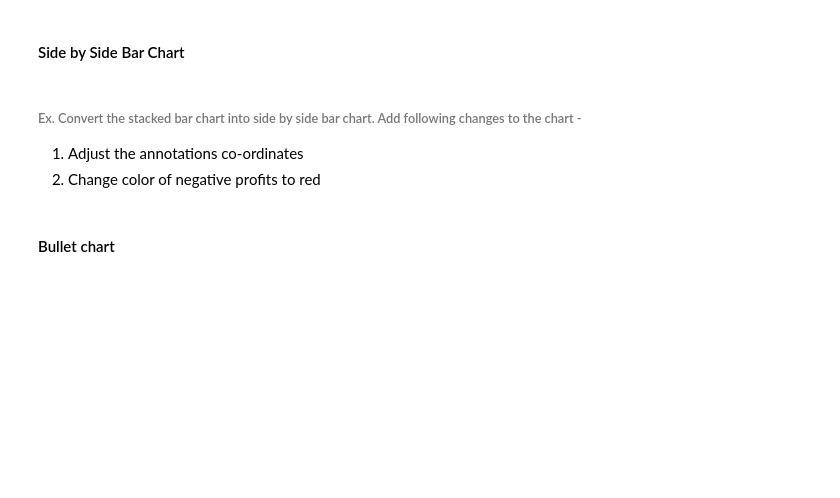
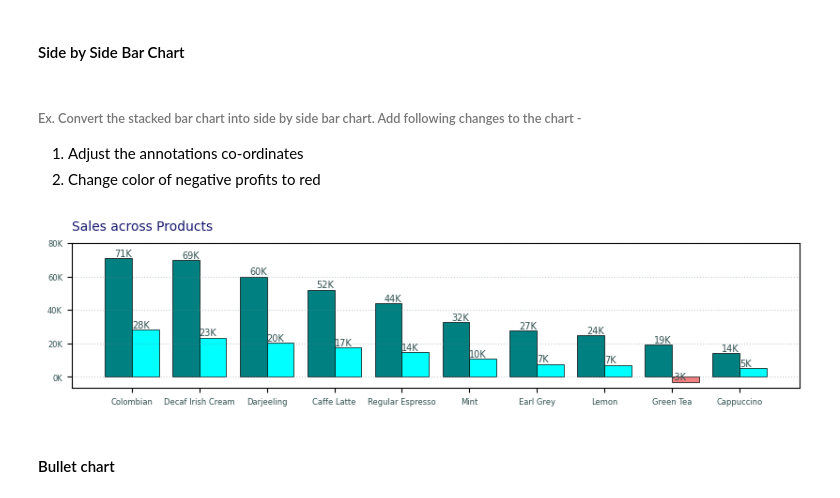
Before and after one commit to knowledge-corner/Optum_Global_nov_24, a Jupyter notebook: Day - 2.ipynb, the cells around one changed output. Saved outputs shown, nothing was run; the diff lists cells and outputs as text; code cells hidden in the pictures; blank space fills up the shorter version.

```diff
--- a/Day - 2.ipynb
+++ b/Day - 2.ipynb
@@ -207,6 +222,38 @@ plt.show()
 ###### Ex. Convert the stacked bar chart into side by side bar chart. Add following changes to the chart -
 1. Adjust the annotations co-ordinates
 2. Change color of negative profits to red
+# %%
+plt.figure(figsize=(10, 2)) # figure object
+# Plot bar chart in sorted order
+sort_ord = sales.argsort()[::-1]
+colors = np.where(profits[sort_ord] > 0, "cyan", "lightcoral")
+plt.bar(products[sort_ord], sales[sort_ord], width=-0.4, color = "teal", edgecolor = "black", linewidth = 0.5, align = "edge")
+plt.bar(products[sort_ord], profits[sort_ord], width=0.4, color = colors, edgecolor = "black", linewidth = 0.5, align = "edge")
+
+# Add title, grid and avg line
+plt.title("Sales across Products", loc = "left", pad = 10, color = "midnightblue", size = "medium")
+plt.grid(axis="y", color = "lightslategray", ls = ":", alpha = 0.4)
+
+# format x and y ticks, y - ticks in K format
+plt.xticks(size = 6,  color = "darkslategray")
+
+y_ticks = np.arange(0, int(sales.max()) + 25000, 20000)
+y_ticks_labels = (y_ticks // 1000).astype(int).astype(str) + "K"
+plt.yticks(y_ticks, y_ticks_labels, size = 6,  color = "darkslategray")
+
+# Adding annotations for bar
+sales_annot = (sales[sort_ord] // 1000).astype(int).astype(str) + "K"
+for x_cord, y_cord, label in zip(products[sort_ord], sales[sort_ord], sales_annot) :
+    plt.annotate(label, xy = (x_cord, y_cord), size = 7,  color = "darkslategray", ha = "right", va = "bottom")
+
+# Adding annotations for bar
+profit_annot = (profits[sort_ord] // 1000).astype(int).astype(str) + "K"
+for x_cord, y_cord, label in zip(products[sort_ord], profits[sort_ord], profit_annot) :
+    plt.annotate(label, xy = (x_cord, y_cord), size = 7,  color = "darkslategray", ha = "left", va = "bottom")
+
+plt.show()
+# %% [output]
+[figure, added]
 # %% [markdown]
 #### Bullet chart
 # %% [markdown]
```
Also changed, not shown: parts of 4 cells of this notebook.
